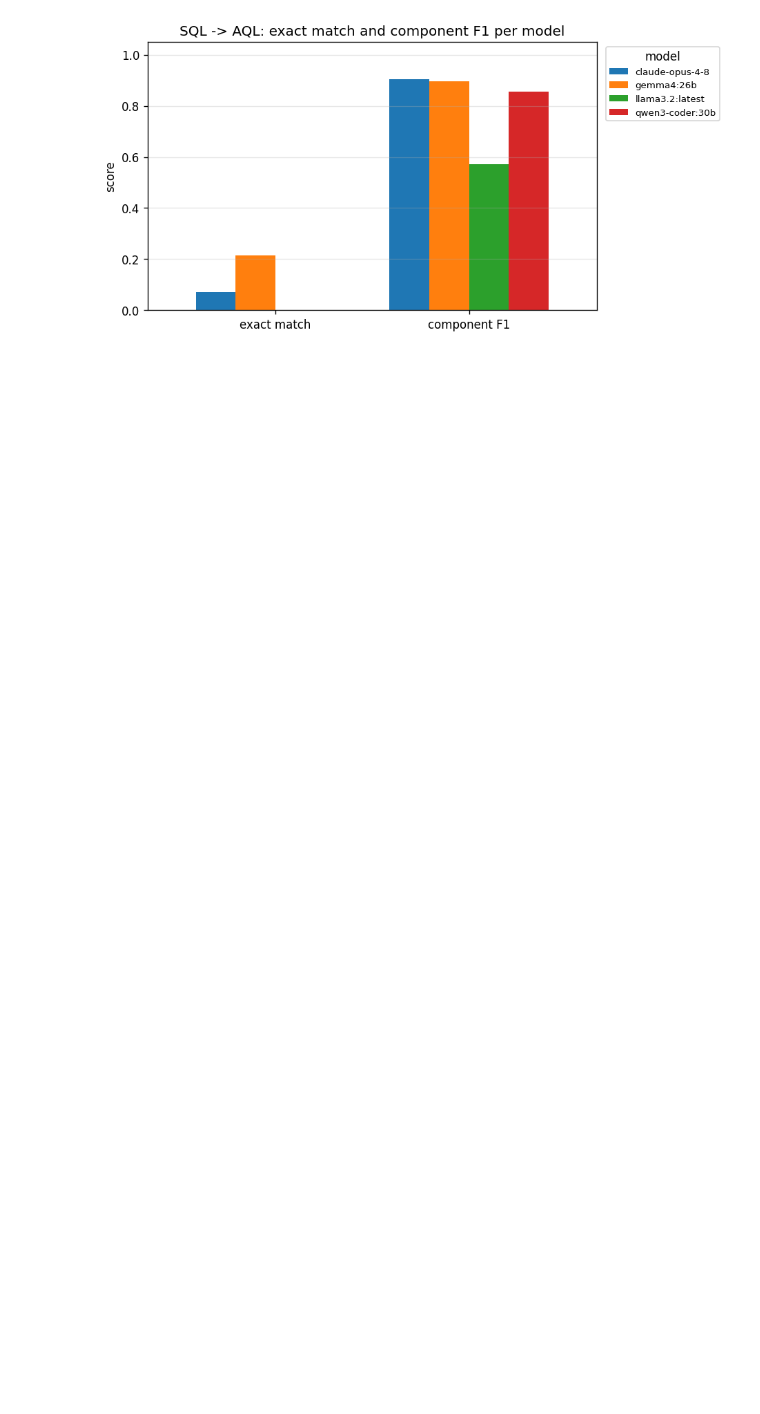
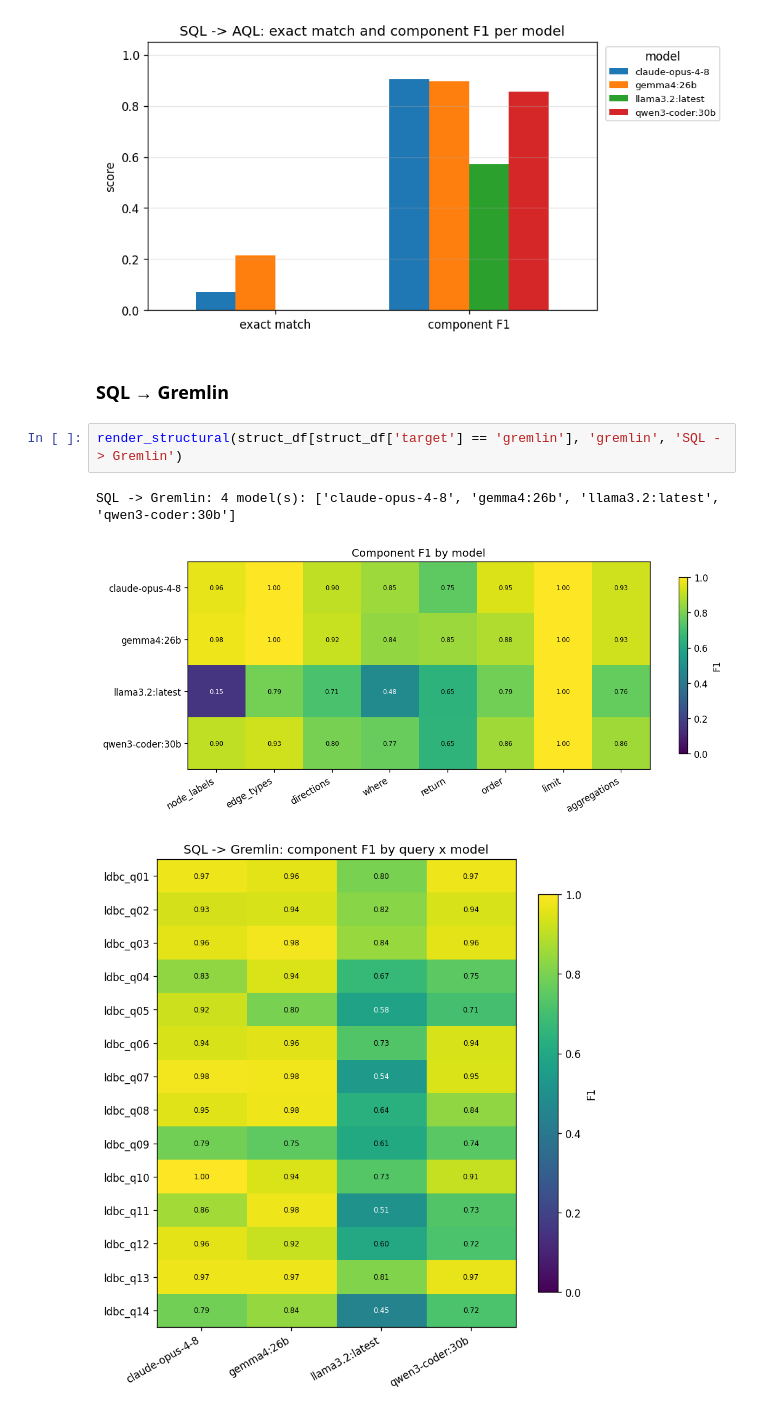
Before and after one commit to obonovai/sql2graph, a Jupyter notebook: evaluation/notebooks/03_structural_metrics.ipynb, the cells around one changed output. Cells and saved outputs as stored; diff of their text form; blank space fills up the shorter version.

```diff
--- a/evaluation/notebooks/03_structural_metrics.ipynb
+++ b/evaluation/notebooks/03_structural_metrics.ipynb
@@ -159,3 +166,11 @@ SQL -> AQL: 4 model(s): ['claude-opus-4-8', 'gemma4:26b', 'llama3.2:latest', 'qw
 [figure]
 [figure]
 [figure]
+# %% [markdown]
+### SQL → Gremlin
+# %%
+render_structural(struct_df[struct_df['target'] == 'gremlin'], 'gremlin', 'SQL -> Gremlin')
+# %% [output]
+SQL -> Gremlin: 4 model(s): ['claude-opus-4-8', 'gemma4:26b', 'llama3.2:latest', 'qwen3-coder:30b']
+[figure, added]
+[figure, added]
```
Also changed, not shown: parts of 4 cells of this notebook, 32 other files.
